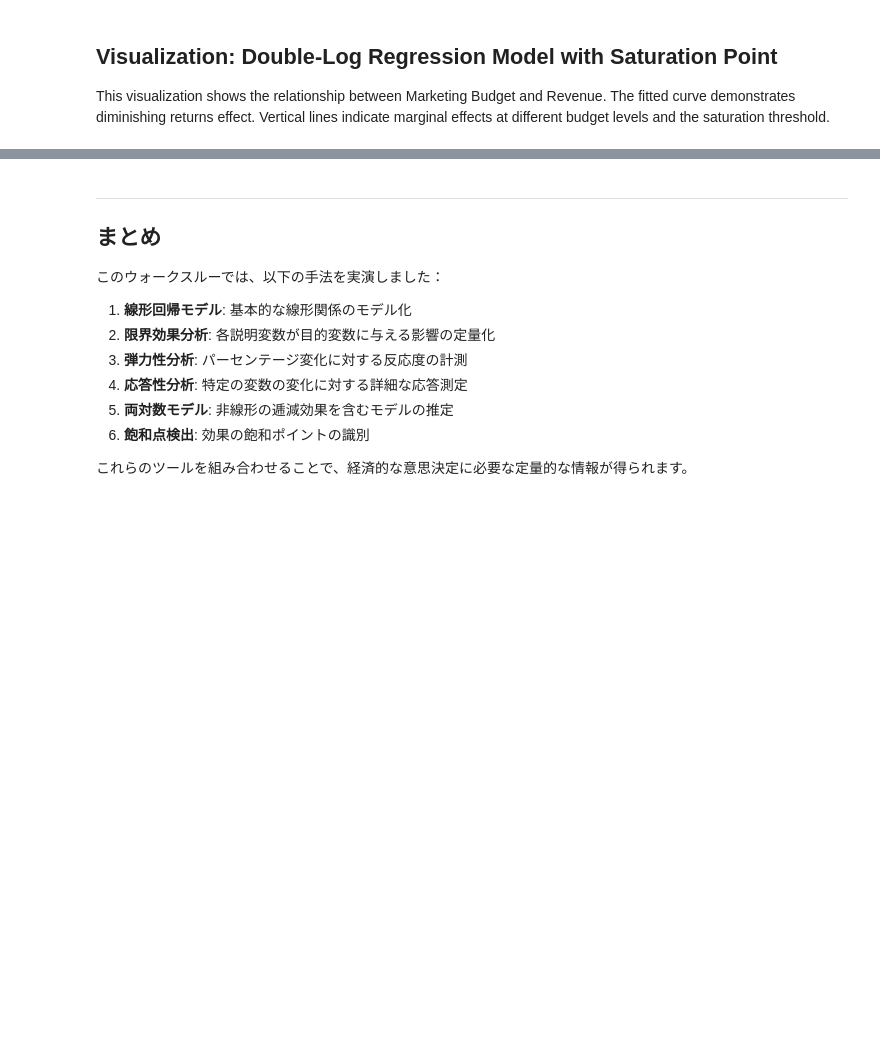
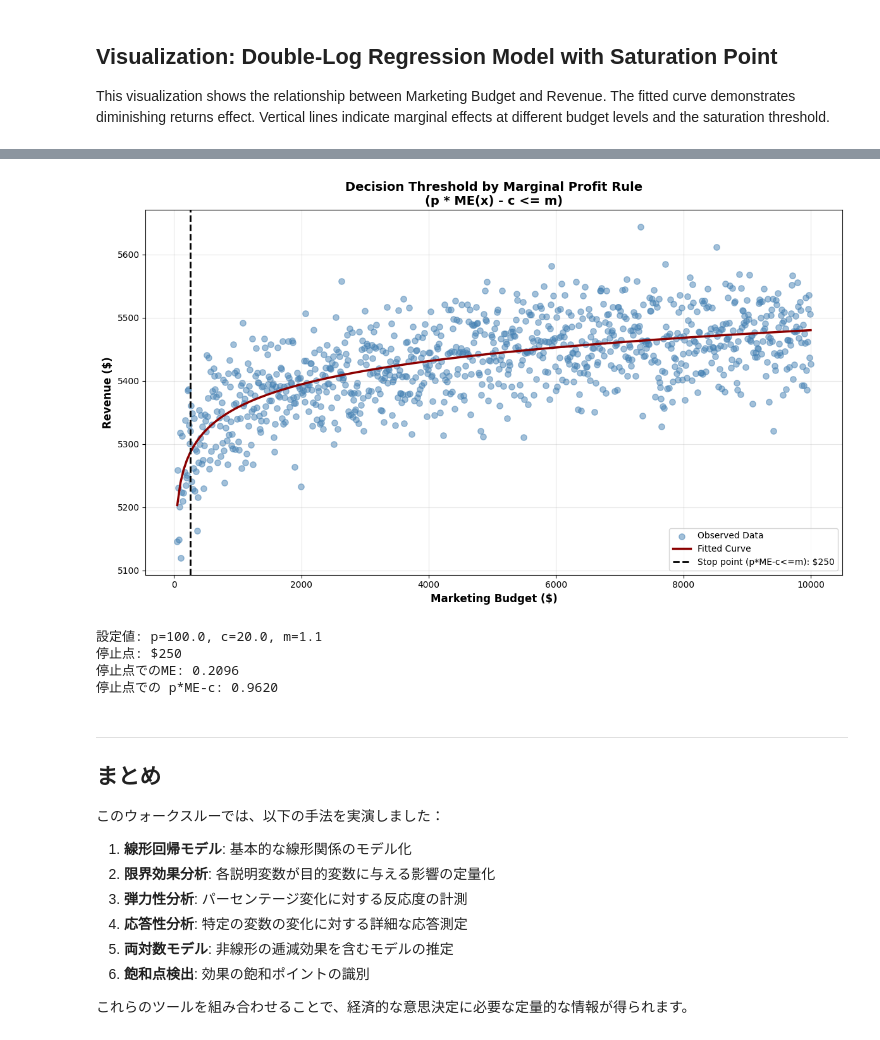
Before and after one commit to 8-u8/learning_Python, a Jupyter notebook: econometric_analysis/notebook/walkthrough.ipynb, the cells around one changed output, grey strips where cells are left out. Saved outputs shown, nothing was run; the diff lists cells and outputs as text; code cells hidden in the pictures; blank space fills up the shorter version.

```diff
--- a/econometric_analysis/notebook/walkthrough.ipynb
+++ b/econometric_analysis/notebook/walkthrough.ipynb
@@ -452,4 +453,83 @@ Mean budgetでの限界効果: 13.93
 ✓ 可視化完了
+# %%
+# ROIベースの停止点（p * ME(x) - c <= m）
+import matplotlib.pyplot as plt
+
+# ---- 意思決定パラメータ（ここを調整） ----
+# Fixme: L社のドメイン知識を反映して、p, c, mに対する意味付けを行う。
+# 計算式： p*ME(x)-c<=m
+p = 100.0  # 成果1単位あたり価値(反響単価)
+c = 20.0  # 追加投下1単位あたりの限界費用(Xを1件増やす場合の追加コスト)
+m = 1.1 # 現行反響単価に対する倍率
+
+# 評価グリッドと予測
+x_eval = np.linspace(df_doublog["Marketing"].min(), df_doublog["Marketing"].max(), 200)
+x_eval_series = pd.Series(x_eval, name="Marketing")
+y_eval = np.asarray(doublog_model.predict(x_eval_series)).reshape(-1)
+
+# 限界効果（数値微分）と限界利益
+me_eval = np.gradient(y_eval, x_eval)
+net_marginal_profit = p * me_eval - c
+
+# 最初に条件を満たす停止点
+stop_candidates = np.where(net_marginal_profit <= m)[0]
+x_stop = float(x_eval[stop_candidates[0]]) if len(stop_candidates) > 0 else None
+
+# 可視化
+fig, ax = plt.subplots(figsize=(12, 7))
+ax.scatter(
+    df_doublog["Marketing"],
+    df_doublog["Revenue"],
+    alpha=0.5,
+    s=45,
+    color="steelblue",
+    label="Observed Data",
+)
+ax.plot(
+    x_eval,
+    y_eval,
+    color="darkred",
+    linewidth=2.5,
+    label="Fitted Curve",
+)
+
+if x_stop is not None:
+    ax.axvline(
+        x=x_stop,
+        color="black",
+        linestyle="--",
+        linewidth=2,
+        label=f"Stop point (p*ME-c<=m): ${x_stop:,.0f}",
+    )
+
+ax.set_xlabel("Marketing Budget ($)", fontsize=12, fontweight="bold")
+ax.set_ylabel("Revenue ($)", fontsize=12, fontweight="bold")
+ax.set_title(
+    "Decision Threshold by Marginal Profit Rule\n"
+    "(p * ME(x) - c <= m)",
+    fontsize=14,
+    fontweight="bold",
+)
+ax.legend(loc="lower right", fontsize=10)
+ax.grid(True, alpha=0.3)
+plt.tight_layout()
+plt.show()
+
+print(f"設定値: p={p}, c={c}, m={m}")
+if x_stop is not None:
+    me_at_stop = float(np.interp(x_stop, x_eval, me_eval))
+    net_at_stop = float(p * me_at_stop - c)
+    print(f"停止点: ${x_stop:,.0f}")
+    print(f"停止点でのME: {me_at_stop:,.4f}")
+    print(f"停止点での p*ME-c: {net_at_stop:,.4f}")
+else:
+    print("評価範囲内に停止点はありません（まだ投下余地あり）")
+# %% [output]
+[figure, added]
+設定値: p=100.0, c=20.0, m=1.1
+停止点: $250
+停止点でのME: 0.2096
+停止点での p*ME-c: 0.9620
 # %% [markdown]
 ---
 
```
Also changed, not shown: parts of 7 cells of this notebook.
